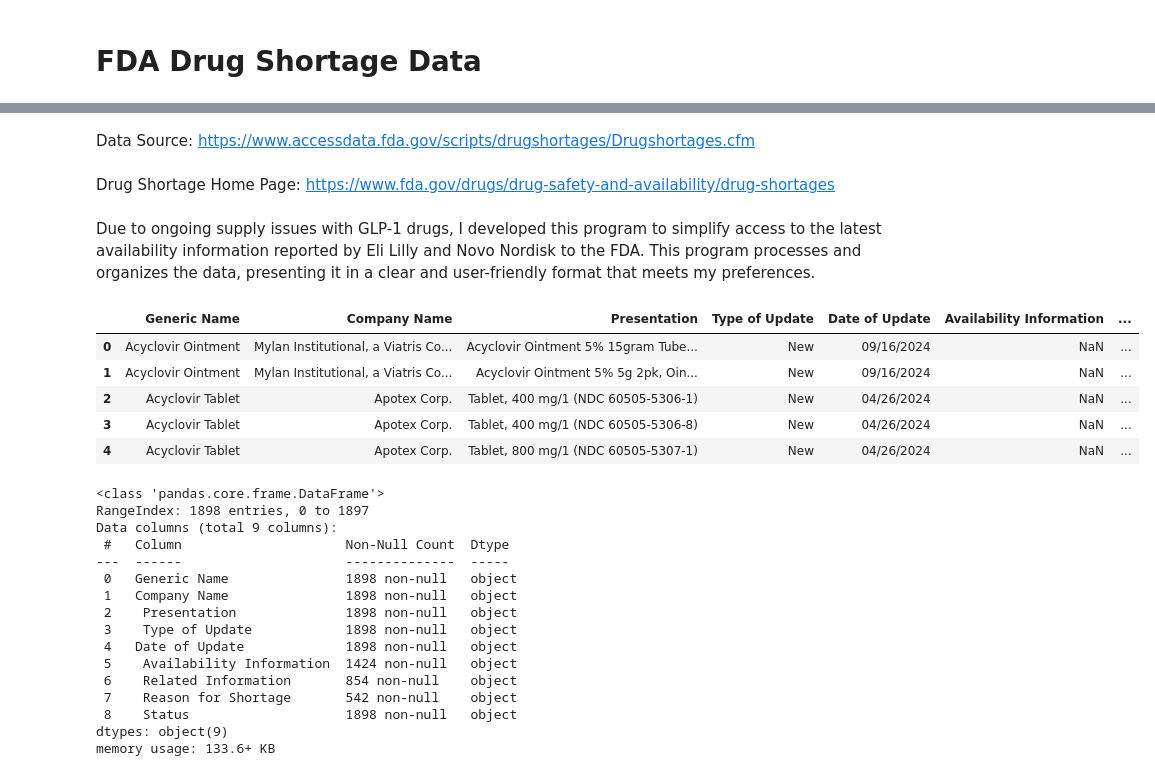
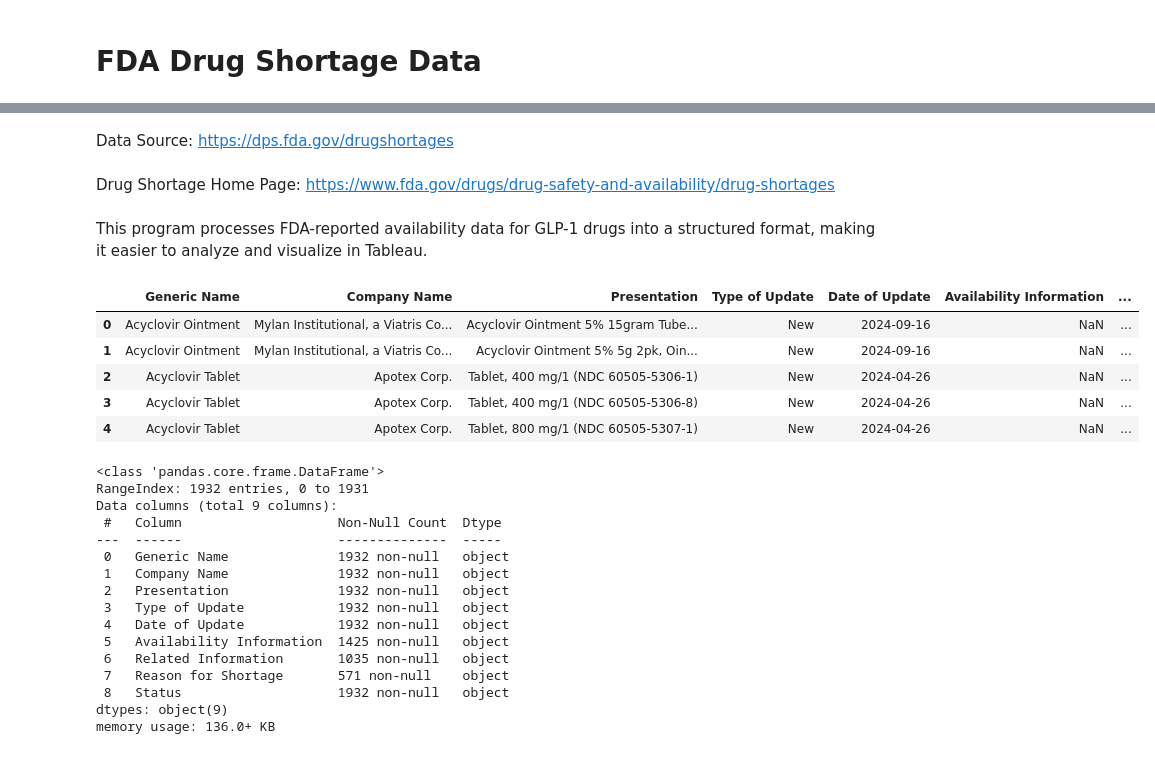
Before and after one commit to jsmith6417/FDA-Drug-Shortage-Data, a Jupyter notebook: FDA Drug Shortage Data.ipynb, the cells around one changed output, grey strips where cells are left out. Cells and saved outputs as stored; diff of their text form; code cells hidden in the pictures.

```diff
--- a/FDA Drug Shortage Data.ipynb
+++ b/FDA Drug Shortage Data.ipynb
@@ -5,9 +5,9 @@ Run on Python 3.12 | No Errors | No Warnings
 # %% [markdown]
-Data Source: https://www.accessdata.fda.gov/scripts/drugshortages/Drugshortages.cfm
+Data Source: https://dps.fda.gov/drugshortages
 # %% [markdown]
 Drug Shortage Home Page: https://www.fda.gov/drugs/drug-safety-and-availability/drug-shortages
-# %% [markdown]
-Due to ongoing supply issues with GLP-1 drugs, I developed this program to simplify access to the latest availability information reported by Eli Lilly and Novo Nordisk to the FDA. This program processes and organizes the data, presenting it in a clear and user-friendly format that meets my preferences.
+# %% [markdown]
+This program processes FDA-reported availability data for GLP-1 drugs into a structured format, making it easier to analyze and visualize in Tableau.
 # %%
 # Import packages
 
@@ -16,45 +16,35 @@ import pandas as pd
 # %%
 # Load dataset into dataframe and verify
 
-# Load the dataset directly from the web link into dataframe df0, skipping the first line and selecting only the columns needed
-df0 = pd.read_csv("https://www.accessdata.fda.gov/scripts/drugshortages/Drugshortages.cfm",
-                  skiprows=1,
-                  usecols=['Generic Name',
-                           'Company Name',
-                           ' Presentation',
-                           ' Type of Update',
-                           'Date of Update',
-                           ' Availability Information',
-                           ' Related Information',
-                           ' Reason for Shortage',
-                           ' Status'])
+# Load the dataset to df0
+df0 = pd.read_csv("DrugShortages.csv", usecols=['Generic Name', 'Company Name', 'Presentation', 'Type of Update', 'Date of Update', 'Availability Information', 'Related Information', 'Reason for Shortage', 'Status'])
 
 # Display the first 5 rows of the dataframe
 df0.head()
 # %% [output]
 |  | Generic Name | Company Name | Presentation | Type of Update | Date of Update | Availability Information | ... |
-| 0 | Acyclovir Ointment | Mylan Institutional, a Viatris Co... | Acyclovir Ointment 5% 15gram Tube... | New | 09/16/2024 | NaN | ... |
-| 1 | Acyclovir Ointment | Mylan Institutional, a Viatris Co... | Acyclovir Ointment 5% 5g 2pk, Oin... | New | 09/16/2024 | NaN | ... |
-| 2 | Acyclovir Tablet | Apotex Corp. | Tablet, 400 mg/1 (NDC 60505-5306-1) | New | 04/26/2024 | NaN | ... |
-| 3 | Acyclovir Tablet | Apotex Corp. | Tablet, 400 mg/1 (NDC 60505-5306-8) | New | 04/26/2024 | NaN | ... |
-| 4 | Acyclovir Tablet | Apotex Corp. | Tablet, 800 mg/1 (NDC 60505-5307-1) | New | 04/26/2024 | NaN | ... |
+| 0 | Acyclovir Ointment | Mylan Institutional, a Viatris Co... | Acyclovir Ointment 5% 15gram Tube... | New | 2024-09-16 | NaN | ... |
+| 1 | Acyclovir Ointment | Mylan Institutional, a Viatris Co... | Acyclovir Ointment 5% 5g 2pk, Oin... | New | 2024-09-16 | NaN | ... |
+| 2 | Acyclovir Tablet | Apotex Corp. | Tablet, 400 mg/1 (NDC 60505-5306-1) | New | 2024-04-26 | NaN | ... |
+| 3 | Acyclovir Tablet | Apotex Corp. | Tablet, 400 mg/1 (NDC 60505-5306-8) | New | 2024-04-26 | NaN | ... |
+| 4 | Acyclovir Tablet | Apotex Corp. | Tablet, 800 mg/1 (NDC 60505-5307-1) | New | 2024-04-26 | NaN | ... |
 # %%
 # Verify the data types of the columns
 df0.info()
 # %% [output]
 <class 'pandas.core.frame.DataFrame'>
-RangeIndex: 1898 entries, 0 to 1897
+RangeIndex: 1932 entries, 0 to 1931
 Data columns (total 9 columns):
- #   Column                     Non-Null Count  Dtype
----  ------                     --------------  -----
- 0   Generic Name               1898 non-null   object
- 1   Company Name               1898 non-null   object
- 2    Presentation              1898 non-null   object
- 3    Type of Update            1898 non-null   object
- 4   Date of Update             1898 non-null   object
- 5    Availability Information  1424 non-null   object
- 6    Related Information       854 non-null    object
- 7    Reason for Shortage       542 non-null    object
- 8    Status                    1898 non-null   object
+ #   Column                    Non-Null Count  Dtype
+---  ------                    --------------  -----
+ 0   Generic Name              1932 non-null   object
+ 1   Company Name              1932 non-null   object
+ 2   Presentation              1932 non-null   object
+ 3   Type of Update            1932 non-null   object
+ 4   Date of Update            1932 non-null   object
+ 5   Availability Information  1425 non-null   object
+ 6   Related Information       1035 non-null   object
+ 7   Reason for Shortage       571 non-null    object
+ 8   Status                    1932 non-null   object
 dtypes: object(9)
-memory usage: 133.6+ KB
+memory usage: 136.0+ KB
```
Also changed, not shown: parts of 8 cells of this notebook.
